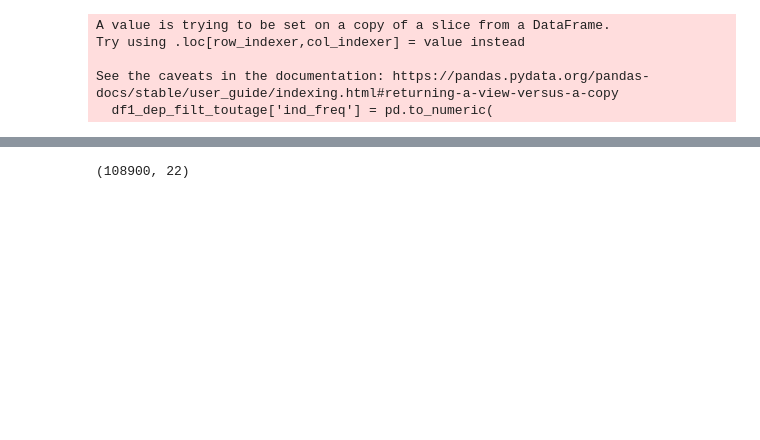
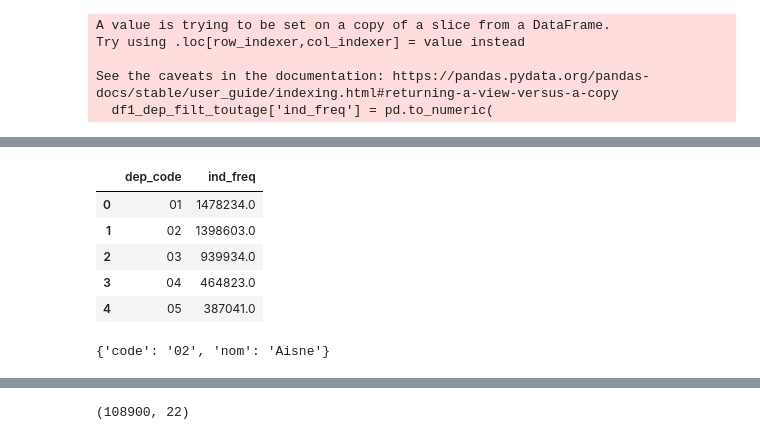
Before and after one commit to J-J-Allison/data_management_projet, a Jupyter notebook: traitement.ipynb, the cells around one changed output, grey strips where cells are left out. Saved outputs shown, nothing was run; the diff lists cells and outputs as text; code cells hidden in the pictures; blank space fills up the shorter version.

```diff
--- a/traitement.ipynb
+++ b/traitement.ipynb
@@ -173,0 +117,22 @@ Length: 179, dtype: int64
+# %%
+# Exemple : df1_dep_filt_toutage contient ZONE, ANNEE, PATHOLOGIE, SEXE, ind_freq
+df = df1_dep_filt_toutage.copy()
+
+# Extraire le code département au début de 'ZONE' → '01', '75', '976', etc.
+df["dep_code"] = df["ZONE"].str.extract(r"^(\d{2,3})")
+df = df[~df.ZONE.str.contains('971')
+        & ~df.ZONE.str.contains('972')
+        & ~df.ZONE.str.contains('973')
+        & ~df.ZONE.str.contains('974')
+        & ~df.ZONE.str.contains('976')]
+
+# Optionnel : agrégation (par ex. somme par département)
+df_dep = df.groupby("dep_code", as_index=False)["ind_freq"].sum()
+df_dep.head()
+# %% [output]
+|  | dep_code | ind_freq |
+| 0 | 01 | 1478234.0 |
+| 1 | 02 | 1398603.0 |
+| 2 | 03 | 939934.0 |
+| 3 | 04 | 464823.0 |
+| 4 | 05 | 387041.0 |
@@ -173,0 +144,4 @@ Length: 179, dtype: int64
+# %%
+dep_geojson["features"][0]["properties"]
+# %% [output]
+{'code': '02', 'nom': 'Aisne'}
```
Also changed, not shown: parts of 16 cells of this notebook, 5 other files.
